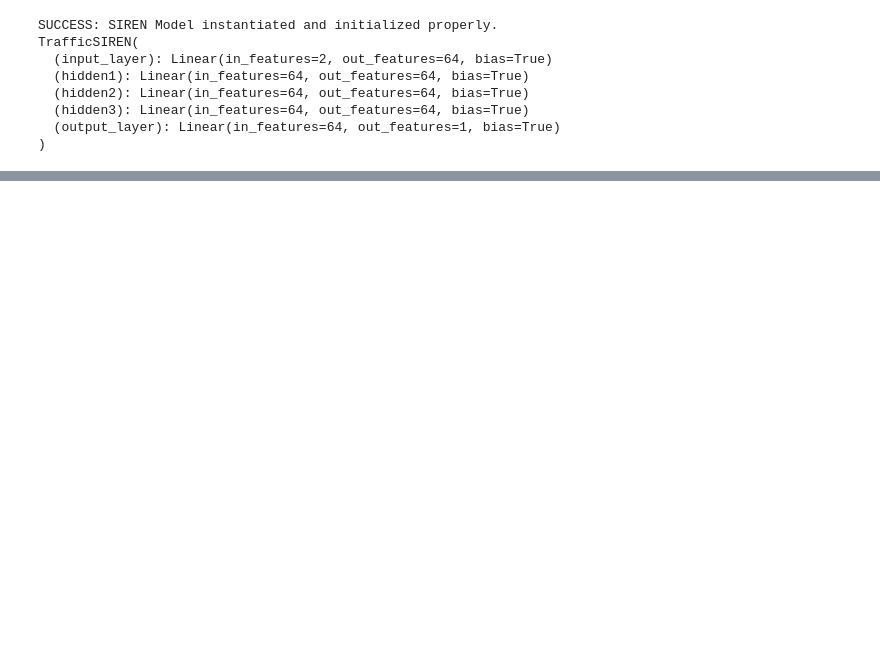
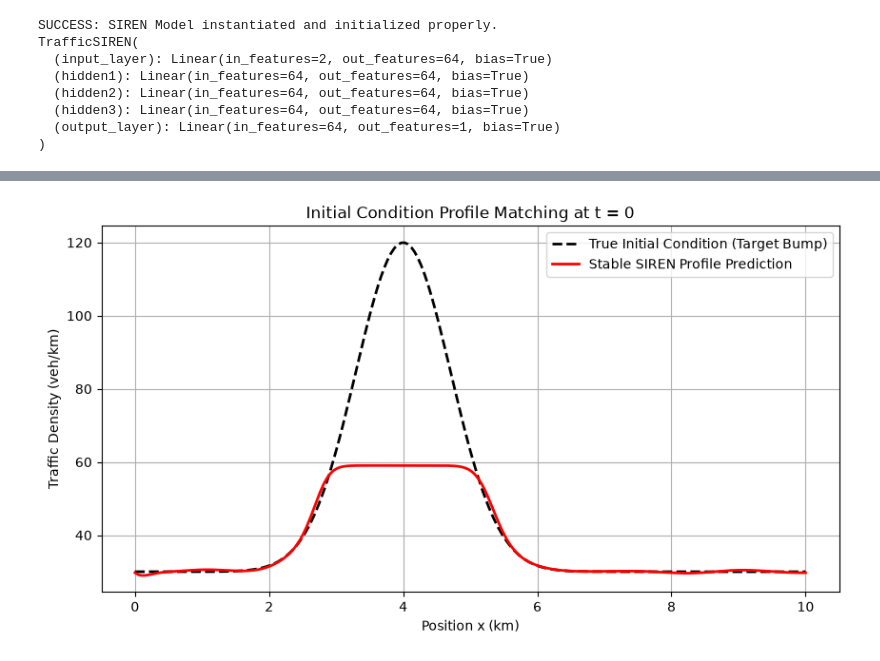
Before and after one commit to WAniruddha/Traffic_1DPinn, a Jupyter notebook: TrafficPinn_Test1.ipynb, the cells around one changed output, grey strips where cells are left out. Cells and saved outputs as stored; diff of their text form; code cells hidden in the pictures; blank space fills up the shorter version.

```diff
--- a/TrafficPinn_Test1.ipynb
+++ b/TrafficPinn_Test1.ipynb
@@ -866,0 +1015,20 @@ plt.show()
+# %%
+# %%
+# Step 12: Diagnostic Line Plot at t=0
+import matplotlib.pyplot as plt
+
+# Predict the initial profile using the stable SIREN model
+with torch.no_grad():
+    pred_ic_siren = model_siren_stable(ic_coords_norm).numpy()
+
+plt.figure(figsize=(10, 5))
+plt.plot(arr_x, rho_0, 'k--', label='True Initial Condition (Target Bump)', linewidth=2)
+plt.plot(arr_x, pred_ic_siren, 'r-', label='Stable SIREN Profile Prediction', linewidth=2)
+plt.xlabel('Position x (km)')
+plt.ylabel('Traffic Density (veh/km)')
+plt.title('Initial Condition Profile Matching at t = 0')
+plt.grid(True)
+plt.legend()
+plt.show()
+# %% [output]
+[figure, added]
```
Also changed, not shown: parts of 15 cells of this notebook, 4 other files.
